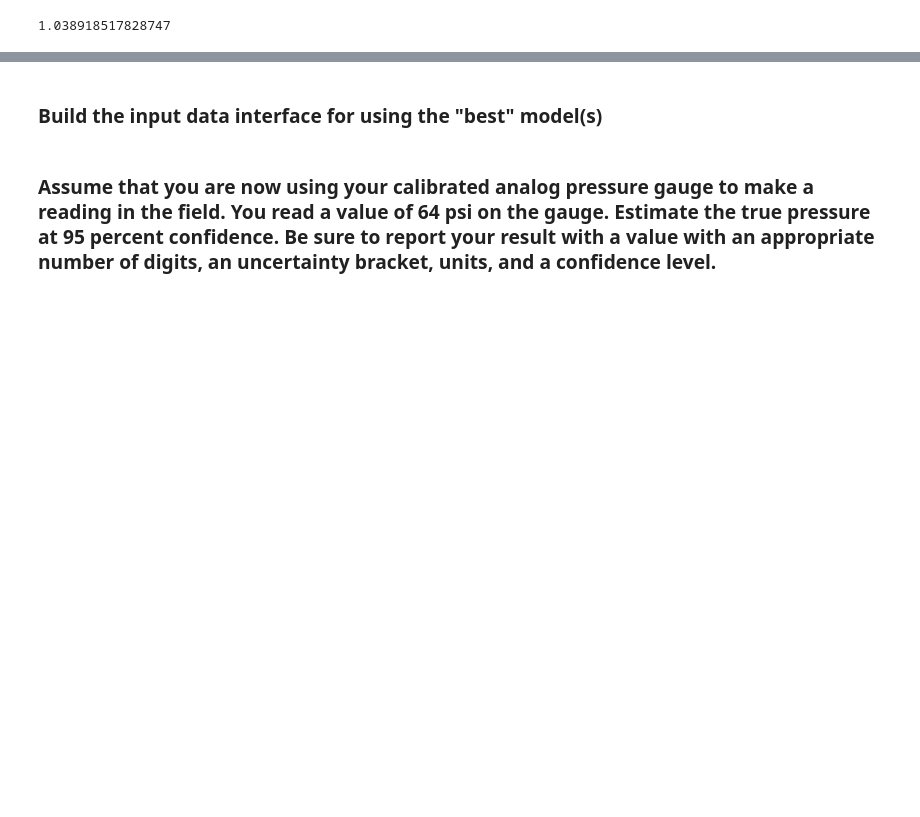
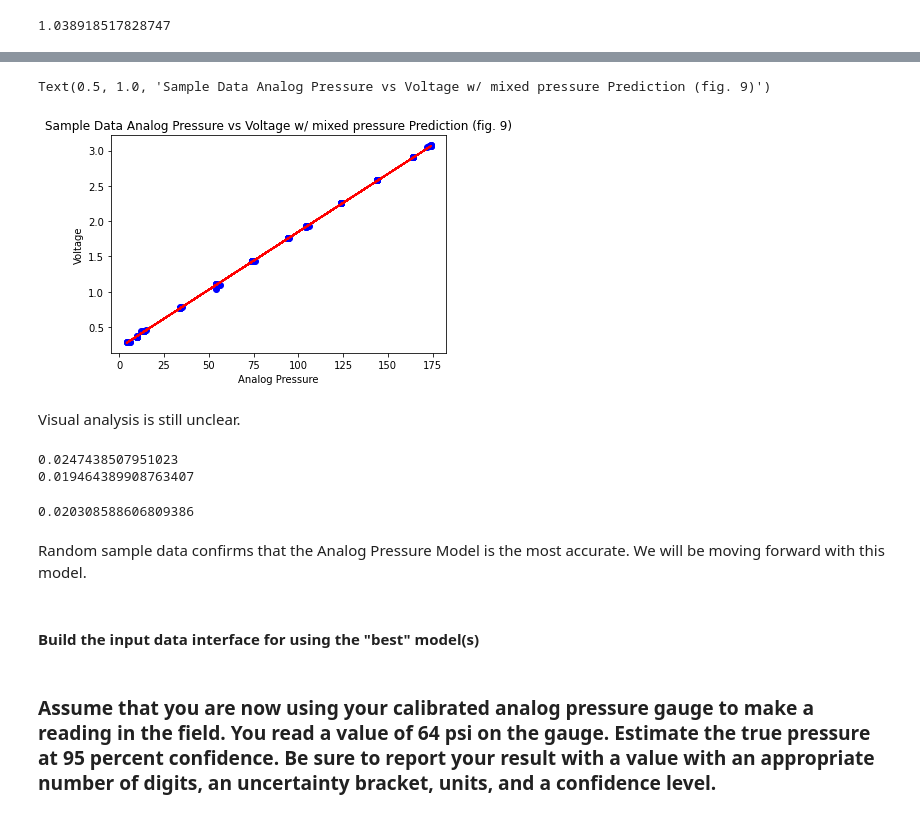
Before and after one commit to TeaOfTheSea/InstrumentCalibrationGit, a Jupyter notebook: InstrumentCalibration-Project.ipynb, the cells around one changed output, grey strips where cells are left out. Saved outputs shown, nothing was run; the diff lists cells and outputs as text; code cells hidden in the pictures; blank space fills up the shorter version.

```diff
--- a/InstrumentCalibration-Project.ipynb
+++ b/InstrumentCalibration-Project.ipynb
@@ -355,5 +404,66 @@ We will move forward using the Analog Pressure Prediction Model.
+# %%
+plt.scatter('analogPressure', 'voltage', data=sampleData, color='blue')
+plt.plot('analogPressure', 'tpvPredictionOffset', data=sampleData, color='red')
+plt.ylabel('Voltage')
+plt.xlabel('Analog Pressure')
+plt.title('Sample Data Analog Pressure vs Voltage w/ mixed pressure Prediction (fig. 9)')
+# %% [output]
+Text(0.5, 1.0, 'Sample Data Analog Pressure vs Voltage w/ mixed pressure Prediction (fig. 9)')
+[figure, added]
+# %% [markdown]
+Visual analysis is still unclear.
+# %%
+tpvRMSEArr = []
+apvRMSEArr = []
+tpvoRMSEArr = []
+
+for i in range(1000):
+    sampleData = sensorData.sample(100)
+    sampleData.head()
+    sampleData.drop(columns=['tpvPrediction', 'apvPrediction', 'truePressureError', 'analogPressureError', 'tpvPredictionOffset', 'truePressureOffsetError'])
+
+    tpvr = np.corrcoef(sampleData['truePressure'], sampleData['voltage'])[0,1] #True Pressure Voltage Correlation Coefficient
+    apvr = np.corrcoef(sampleData['analogPressure'], sampleData['voltage'])[0,1] #Analogue Pressure Voltage Correlation Coefficient
+
+    #slope and intercept of True Pressure Voltage in Original Units
+    tpvSlopeOU = (tpvr*np.std(sampleData['voltage']))/(np.std(sampleData['truePressure']))
+    tpvInterOU = np.mean(sampleData['voltage']) - (tpvSlopeOU*np.mean(sampleData['truePressure']))
+
+    #same but of True Pressure and Analog Pressure
+    apvSlopeOU = (apvr*np.std(sampleData['voltage']))/(np.std(sampleData['analogPressure']))
+    apvInterOU = np.mean(sampleData['voltage']) - (apvSlopeOU*np.mean(sampleData['analogPressure']))
+
+    #Predictions for voltage using both models at analog data points
+    sampleData['tpvPrediction']= tpvSlopeOU * sampleData['analogPressure'] + tpvInterOU
+    sampleData['apvPrediction']= apvSlopeOU * sampleData['analogPressure'] + apvInterOU
+
+    #A third prediction using true pressure correlation but the analog pressure intercept.
+    #This may yield better results if the analog pressure readings are generall off by some constant, since the true pressure data seems to be more consistent.
+    sampleData['tpvPredictionOffset']= tpvSlopeOU * sampleData['analogPressure'] + apvInterOU
+
+    #Root Mean Square Error Calculation For True Pressure Prediction Model
+    sampleData['truePressureError'] = sampleData['voltage'] - sampleData['tpvPrediction']
+    tpvRMSEArr.append(np.sqrt(np.mean(sampleData['truePressureError']**2)))
+
+    #Root Mean Square Error Calculation For Analog Pressure Prediction Model
+    sampleData['analogPressureError'] = sampleData['voltage'] - sampleData['apvPrediction']
+    apvRMSEArr.append(np.sqrt(np.mean(sampleData['analogPressureError']**2)))
+
+    #Root Mean Square Error Calculation For True Pressure Offset Prediction Model
+    sampleData['truePressureOffsetError'] = sampleData['voltage'] - sampleData['tpvPredictionOffset']
+    tpvoRMSEArr.append(np.sqrt(np.mean(sampleData['truePressureOffsetError']**2)))
+
+print(np.mean(tpvRMSEArr))
+print(np.mean(apvRMSEArr))
+np.mean(tpvoRMSEArr)
+# %% [output]
+0.0247438507951023
+0.019464389908763407
+0.020308588606809386
+# %% [markdown]
+Random sample data confirms that the Analog Pressure Model is the most accurate. We will be moving forward with this model.
 # %% [markdown]
-### Build the input data interface for using the "best" model(s)
+#### Build the input data interface for using the "best" model(s)
 # %% [markdown]
 ### Assume that you are now using your calibrated analog pressure gauge to make a reading in the field. You read a value of 64 psi on the gauge. Estimate the true pressure at 95 percent confidence. Be sure to report your result with a value with an appropriate number of digits, an uncertainty bracket, units, and a confidence level.
 # %% [markdown]
```
Also changed, not shown: parts of 6 cells of this notebook.
